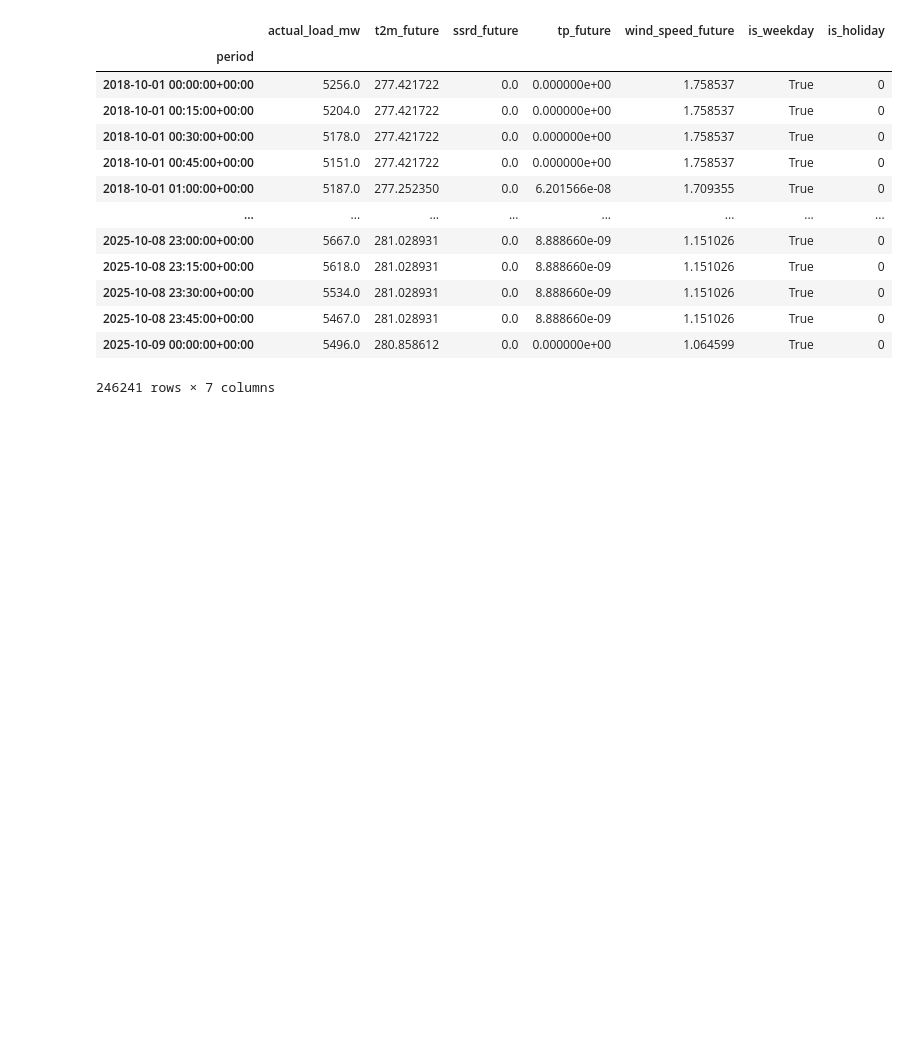
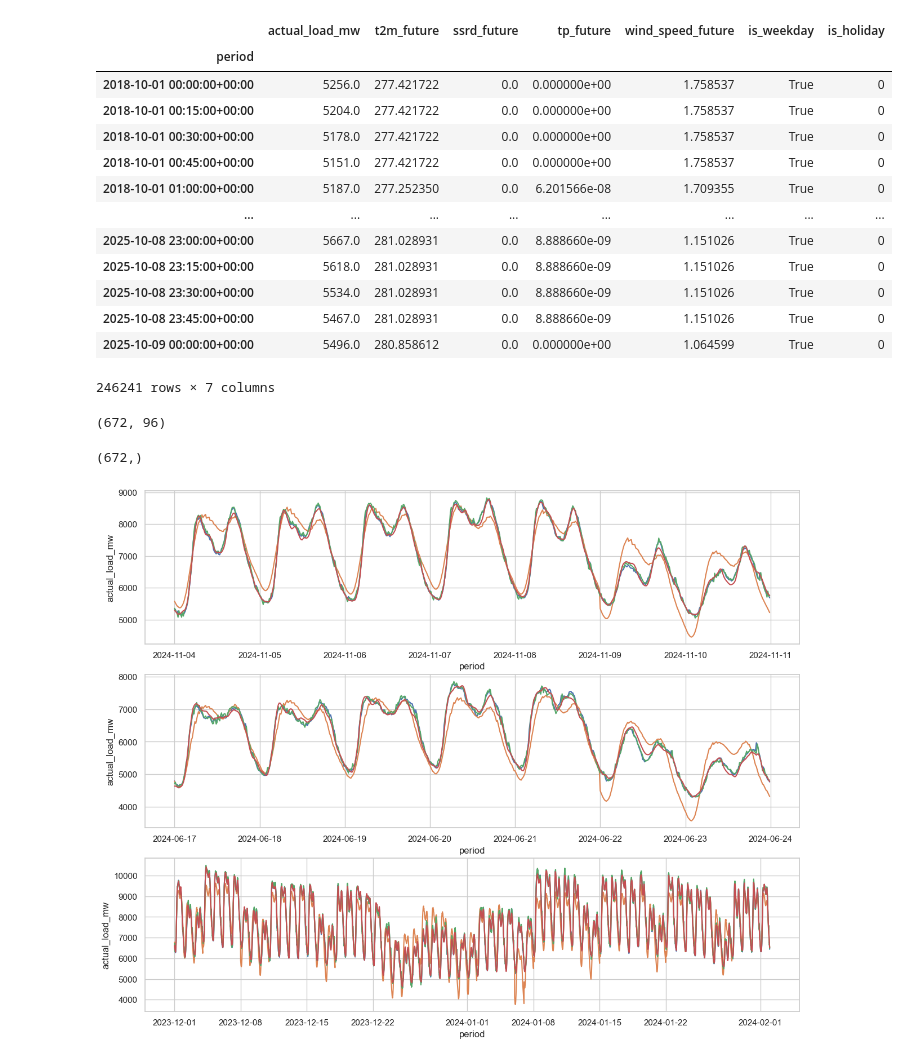
Before and after one commit to LucasHausi/probabilistic-load-forecast-project, a Jupyter notebook: notebooks/performance/model_comparison.ipynb, the cells around one changed output. Saved outputs shown, nothing was run; the diff lists cells and outputs as text; code cells hidden in the pictures; blank space fills up the shorter version.

Commit message:
add the section on the forecast comparisson plots

```diff
--- a/notebooks/performance/model_comparison.ipynb
+++ b/notebooks/performance/model_comparison.ipynb
@@ -211 +240,10 @@ winter_holiday_period = raw_data.loc["2023-12-01 00:00:00+00:00" : "2024-02-01 2
+# %%
+# Load the scalers
+scalers_dir = OUTPUT_PATH / "scalers"
+
+with open(scalers_dir / "y_scaler.pkl", "rb") as f:
+    y_scaler = pickle.load(f)
+
+with open(scalers_dir / "X_scaler.pkl", "rb") as f:
+    X_scaler = pickle.load(f)
 # %%
@@ -220,11 +321,48 @@ def preprocess_to_lstm_input(df):
+# %%
+sample_y_hat_prophet = {}
+
+for name, (start, end) in sample_ranges.items():
+    future_df = raw_data.loc[start:end]
+
+    y_hat_prophet = prophet_model.predict(preprocess_to_prophet_df(future_df, target="actual_load_mw"))["yhat"].values
+
+    sample_y_hat_prophet[name] = y_hat_prophet
+# %%
+sample_y_hat_lstm["normal_summer_week"].shape
+# %% [output]
+(672, 96)
+# %%
+sample_y["normal_summer_week"].shape
+# %% [output]
+(672,)
 # %%
-# Load the test data Normal Weekday, Holiday, Weekend
-# Plot the predictions against the actual values
+fig, axes = plt.subplots(nrows=3, ncols=1, figsize=(15,12))
+for i, name in enumerate(sample_ranges.keys()):
+    y_true = sample_y[name]
 
-# Data for a normal week: 2024: 04.11 - 10.11
-# Data for a normal week in summer: 2024: 170.06 - 23.06
-# Holiday: 01.12.2023-31.01.2024
+    sns.lineplot(
+        data=y_true,
+        ax=axes[i],
+        label="Actual",
+        legend=False
+    )
 
-y_hat_prophet = prophet_model.predict(preprocess_to_prophet_df(winter_holiday_period, target="actual_load_mw"))["yhat"].values
+    axes[i].plot(
+        y_true.index,
+        sample_y_hat_prophet[name],
+        label="Prophet"
+    )
 
-# Get the predictions for each model
+    axes[i].plot(
+        y_true.index,
+        sample_y_hat_bayesian_lstm[name],
+        label="Bayesian LSMT"
+    )
+
+    axes[i].plot(
+        y_true.index,
+        sample_y_hat_lstm[name],
+        label="LSTM"
+    )
+# %% [output]
+[figure, added]
```
Also changed, not shown: parts of 8 cells of this notebook.
